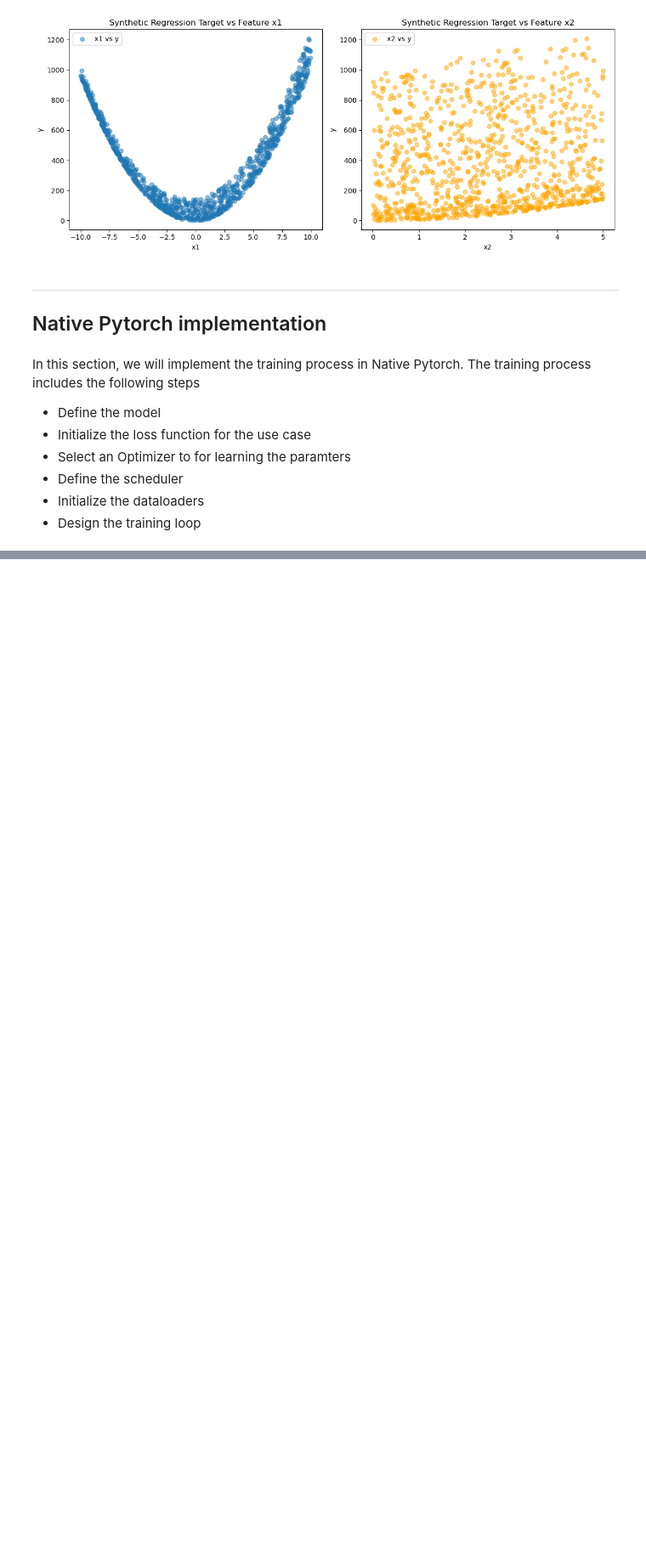
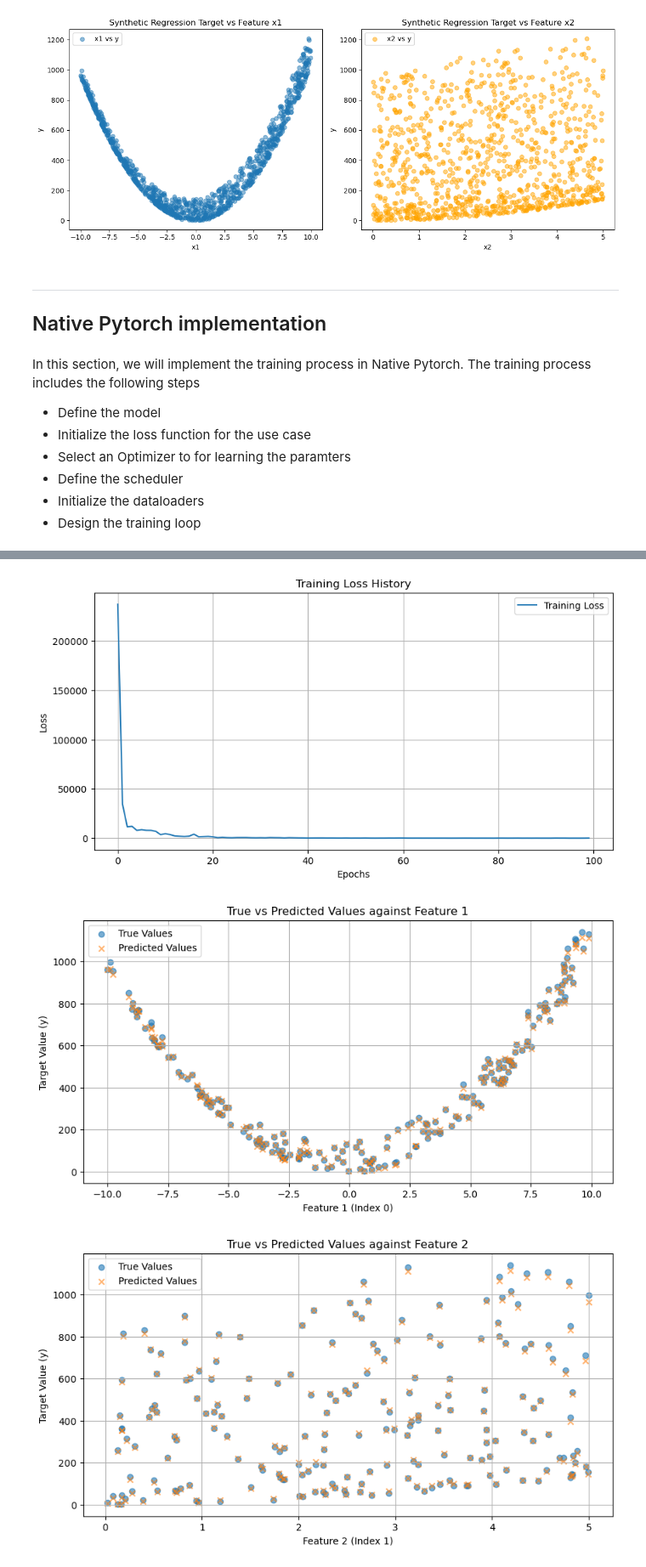
Before and after one commit to marcopeix/pytorch_lightning_course, a Jupyter notebook: Introduction/introduction_part_1.ipynb, the cells around one changed output, grey strips where cells are left out. Shown at 85% size. Drawn from its saved outputs; the diff is of its cells as text; code cells hidden in the pictures; blank space fills up the shorter version.

Commit message:
pushing lightning code

```diff
--- a/Introduction/introduction_part_1.ipynb
+++ b/Introduction/introduction_part_1.ipynb
@@ -162,7 +163,7 @@ model = PolynomialRegressionNNForwardActivation(input_size=2, hidden_layers=[10,
 
 # Print the model parameters
 print(model)
-print('*'*10)
+print('*'*100)
 
 # intialize the loss function and optimizer
 loss_fn = nn.MSELoss()
@@ -177,8 +178,8 @@ X_train, X_test, y_train, y_test = train_test_split(
 )
 # define the dataloader
 
-train_dataset = torch.utils.data.TensorDataset(X_train, y_train)
-train_dataloader = torch.utils.data.DataLoader(train_dataset, batch_size=batch_size, shuffle=True)
+train_dataset = TensorDataset(X_train, y_train)
+train_dataloader = DataLoader(train_dataset, batch_size=batch_size, shuffle=True)
 # %% [output]
 PolynomialRegressionNNForwardActivation(
   (linear_layers): ModuleList(
@@ -280,0 +606,5 @@ Test Loss: 44.4919
+# %%
+model = PolynomialRegressionLightningModule(input_size=2, hidden_layers=[10, 20, 10], output_size=1, lr=0.01)
+data_module = DataModule(X, y, batch_size=32)
+trainer = Trainer(max_epochs=100)
+trainer.fit(model, datamodule=data_module)
@@ -280,0 +632,6 @@ Test Loss: 44.4919
+# %%
+# test the loss
+trainer.test(model, datamodule=data_module)
+# predict the test set observation
+
+y_test_pred = model(data_module.X_test)
@@ -280,0 +645,12 @@ Test Loss: 44.4919
+# %%
+plot_regression_results(
+    loss_history=model.training_history['train_loss_epoch'],
+    X_test=data_module.X_test,
+    y_test=data_module.y_test,
+    y_test_pred=y_test_pred,
+    feature_indices_to_plot=[0, 1] # Plot against first two features
+)
+# %% [output]
+[figure, added]
+[figure, added]
+[figure, added]
```
Also changed, not shown: parts of 11 cells of this notebook.
